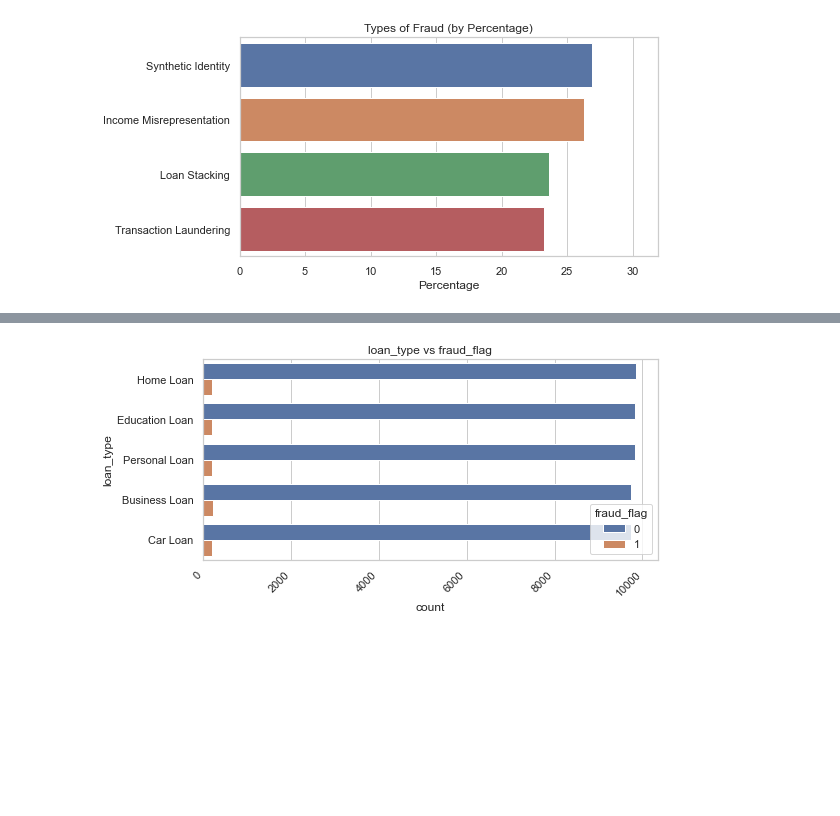
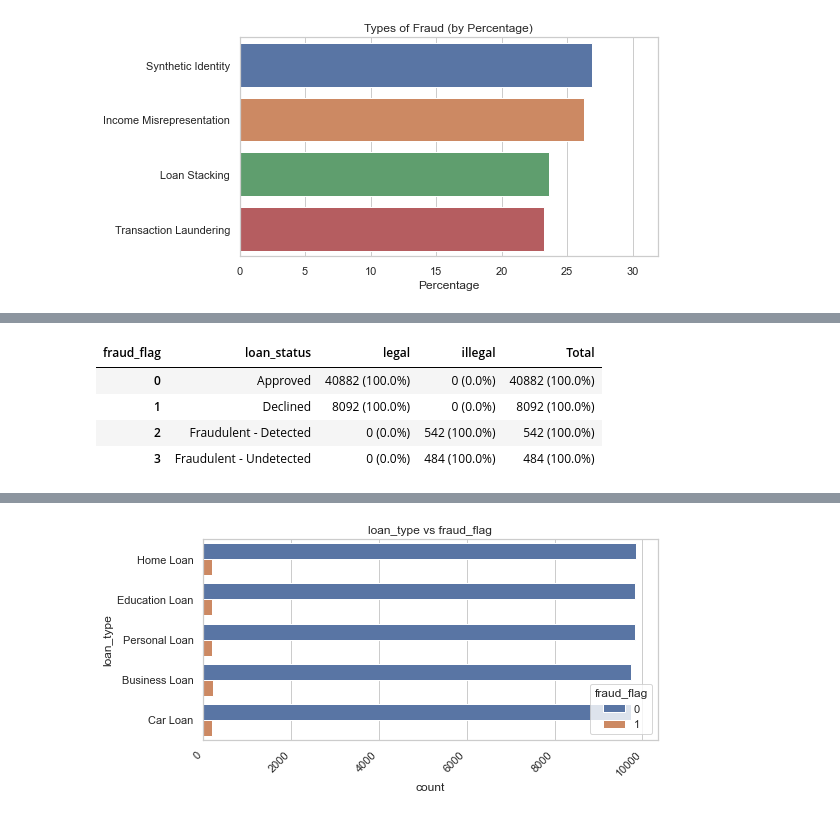
Before and after one commit to yabichara/loan-fraud-detection, a Jupyter notebook: notebooks/01_eda.ipynb, the cells around one changed output, grey strips where cells are left out. Saved outputs shown, nothing was run; the diff lists cells and outputs as text; code cells hidden in the pictures; blank space fills up the shorter version.

```diff
--- a/notebooks/01_eda.ipynb
+++ b/notebooks/01_eda.ipynb
@@ -170,0 +238,9 @@ if target in loan_num_cols :
+# %%
+df_fraud_loan_status = dfs[4]
+df_fraud_loan_status
+# %% [output]
+| fraud_flag | loan_status | legal | illegal | Total |
+| 0 | Approved | 40882 (100.0%) | 0 (0.0%) | 40882 (100.0%) |
+| 1 | Declined | 8092 (100.0%) | 0 (0.0%) | 8092 (100.0%) |
+| 2 | Fraudulent - Detected | 0 (0.0%) | 542 (100.0%) | 542 (100.0%) |
+| 3 | Fraudulent - Undetected | 0 (0.0%) | 484 (100.0%) | 484 (100.0%) |
```
Also changed, not shown: parts of 8 cells of this notebook.
